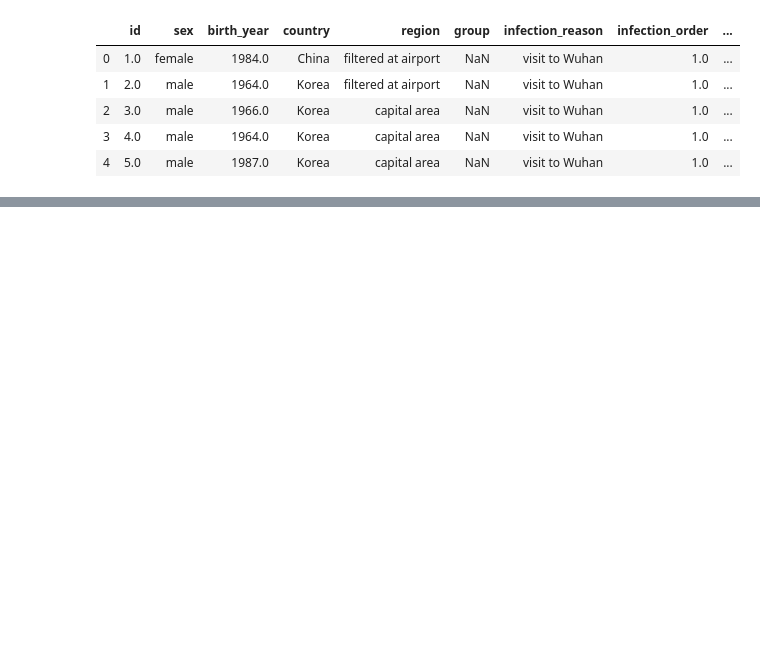
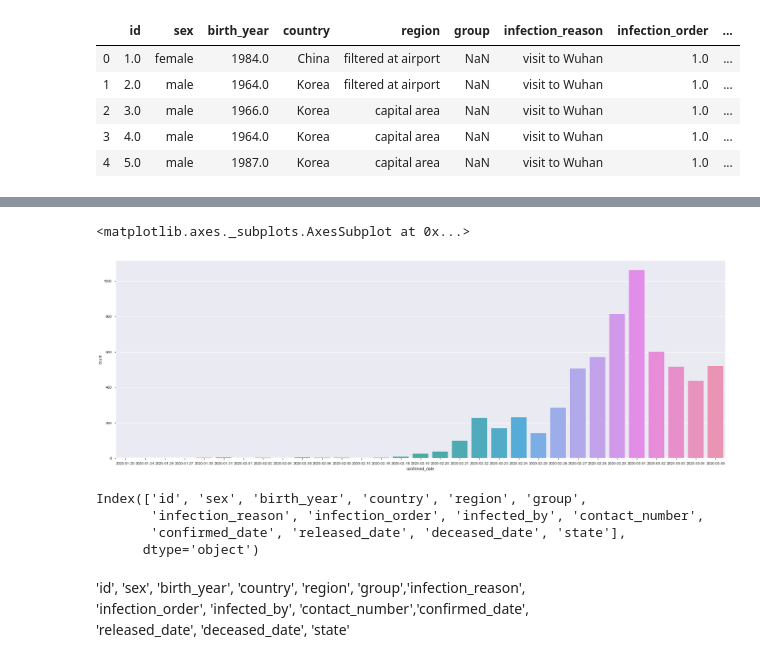
Before and after one commit to jglee087/Kaggle, a Jupyter notebook: COVID-19/COVID19_EDA.ipynb, the cells around one changed output, grey strips where cells are left out. Cells and saved outputs as stored; diff of their text form; code cells hidden in the pictures; blank space fills up the shorter version.

```diff
--- a/COVID-19/COVID19_EDA.ipynb
+++ b/COVID-19/COVID19_EDA.ipynb
@@ -44,0 +112,17 @@ Name: deceased_date, Length: 6285, dtype: object
+# %%
+plt.figure(figsize=(30,10))
+sns.countplot(x="confirmed_date", data=patient)
+# %% [output]
+<matplotlib.axes._subplots.AxesSubplot at 0x...>
+[figure, added]
+# %%
+print(patient.columns)
+# %% [output]
+Index(['id', 'sex', 'birth_year', 'country', 'region', 'group',
+       'infection_reason', 'infection_order', 'infected_by', 'contact_number',
+       'confirmed_date', 'released_date', 'deceased_date', 'state'],
+      dtype='object')
+# %% [markdown]
+'id', 'sex', 'birth_year', 'country', 'region', 'group','infection_reason',
+'infection_order', 'infected_by', 'contact_number','confirmed_date',
+'released_date', 'deceased_date', 'state'
```
Also changed, not shown: parts of 35 cells of this notebook.
